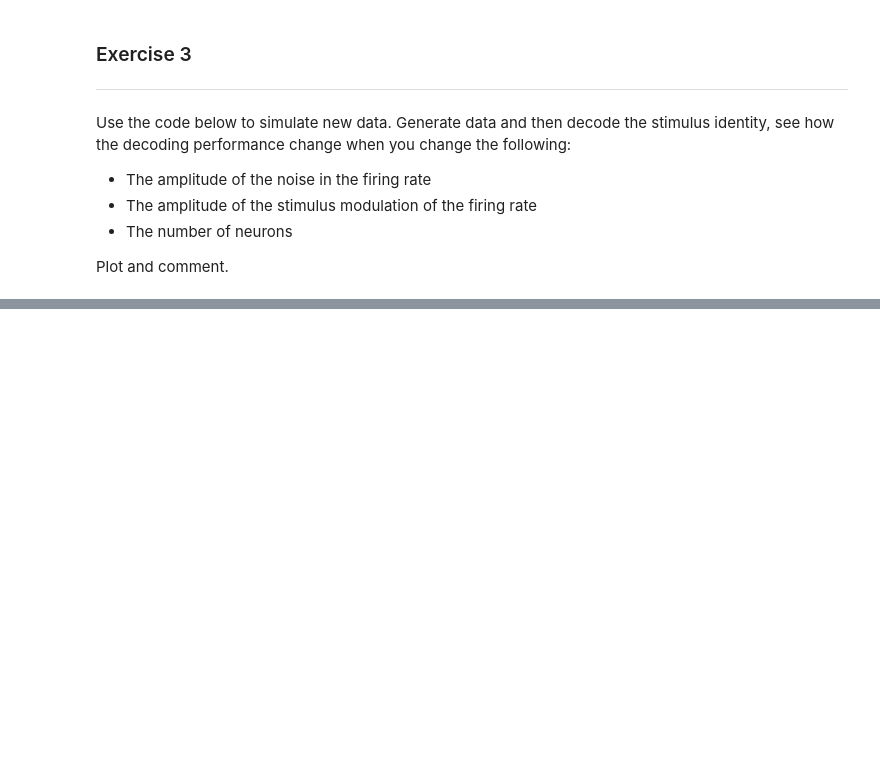
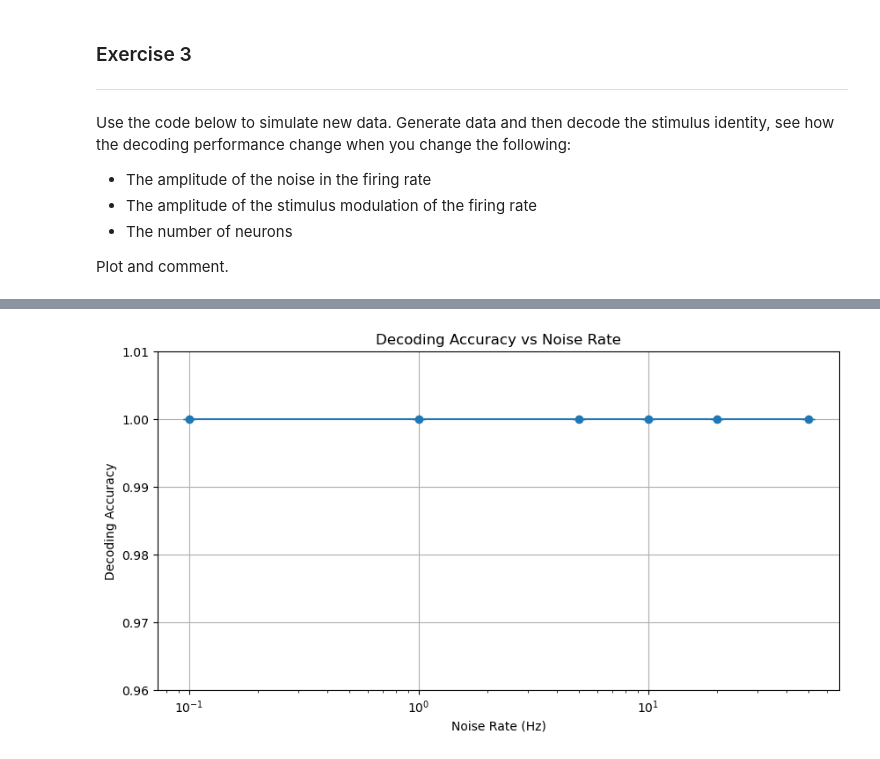
Before and after one commit to pschristodoulou/NRA, a Jupyter notebook: SVMs/Ass6_SVM_all.ipynb, the cells around one changed output, grey strips where cells are left out. Saved outputs shown, nothing was run; the diff lists cells and outputs as text; code cells hidden in the pictures; blank space fills up the shorter version.

```diff
--- a/SVMs/Ass6_SVM_all.ipynb
+++ b/SVMs/Ass6_SVM_all.ipynb
@@ -219,0 +233,18 @@ with open('data/simulated_data1.pickle', 'wb') as handle:
+# %%
+from sklearn.svm import SVC
+from sklearn.model_selection import train_test_split
+from sklearn.metrics import accuracy_score
+
+# X: [n_trials x n_cells], y: stimulus identity (stim_type)
+X_train, X_test, y_train, y_test = train_test_split(X, stim_type, test_size=0.2, random_state=42)
+
+# Create and train the decoder
+clf = SVC(kernel='linear', C=1)
+clf.fit(X_train, y_train)
+
+# Predict on the test set
+y_pred = clf.predict(X_test)
+
+# Accuracy
+acc = accuracy_score(y_test, y_pred)
+print(f"Decoding accuracy: {acc:.3f}")
@@ -219,0 +308,14 @@ with open('data/simulated_data1.pickle', 'wb') as handle:
+# %%
+import matplotlib.pyplot as plt
+
+plt.figure(figsize=(10, 5))
+plt.errorbar(noise_rates, acc1, yerr=std_devs1, fmt='o-', capsize=5)
+plt.xscale('log')
+plt.ylim(0.96, 1.01)
+plt.xlabel('Noise Rate (Hz)')
+plt.ylabel('Decoding Accuracy')
+plt.title('Decoding Accuracy vs Noise Rate')
+plt.grid()
+plt.show()
+# %% [output]
+[figure, added]
```
Also changed, not shown: parts of 18 cells of this notebook.
